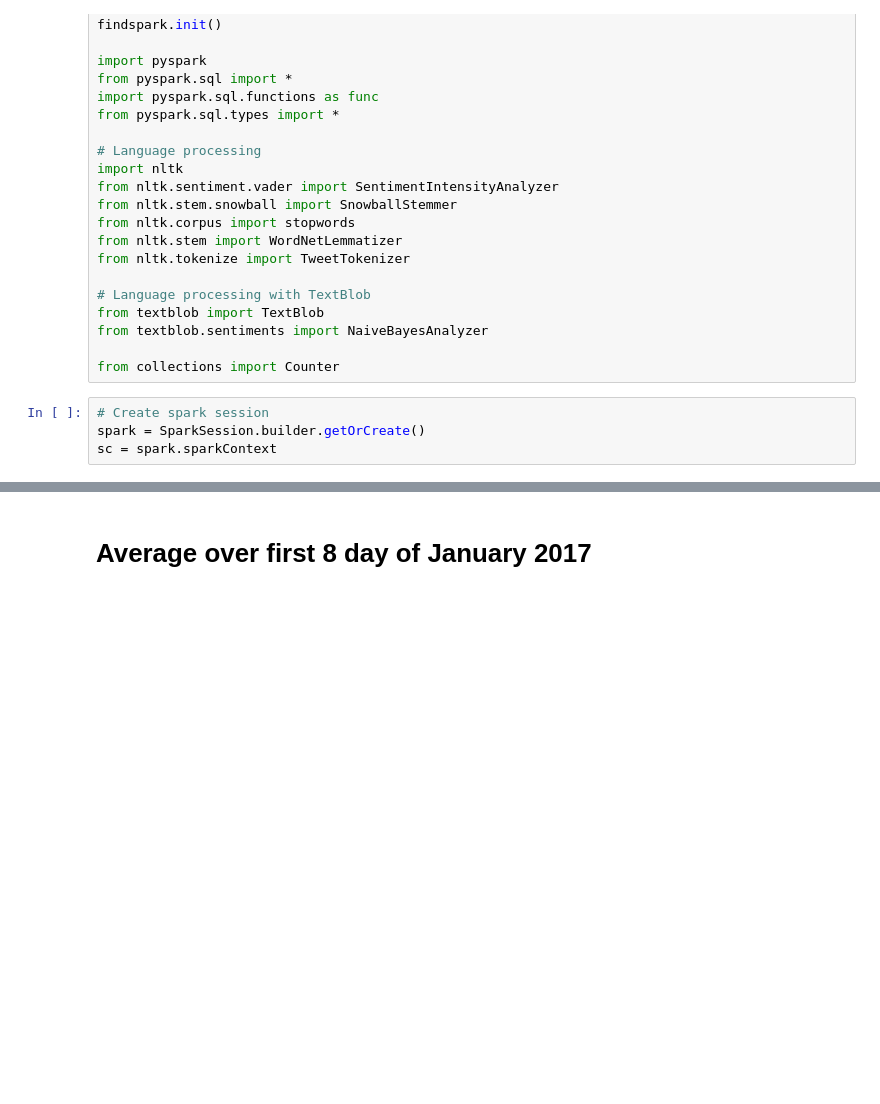
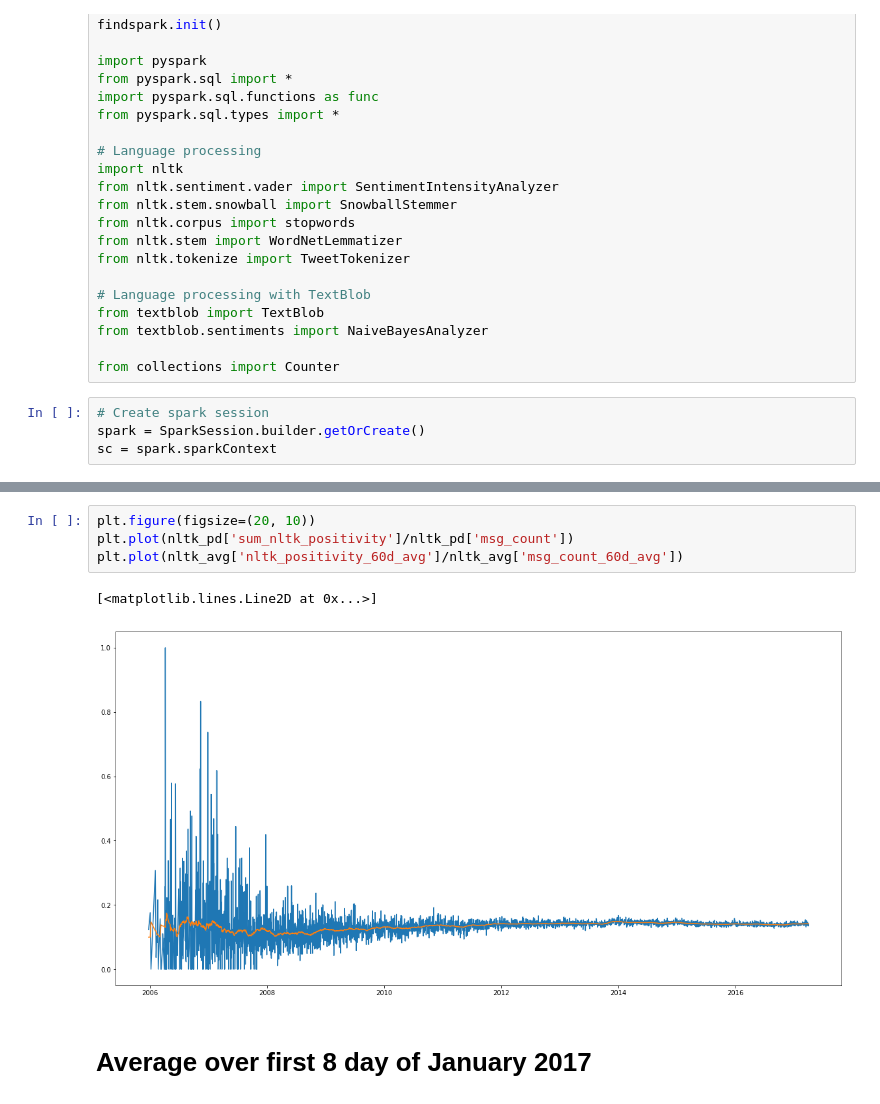
Before and after one commit to MetaHG/Reddit-opinions-polarization, a Jupyter notebook: notebooks/nlp_metrics_analysis.ipynb, the cells around one changed output, grey strips where cells are left out. Drawn from its saved outputs; the diff is of its cells as text; blank space fills up the shorter version.

```diff
--- a/notebooks/nlp_metrics_analysis.ipynb
+++ b/notebooks/nlp_metrics_analysis.ipynb
@@ -35,3 +134,10 @@ sc = spark.sparkContext
+# %%
+plt.figure(figsize=(20, 10))
+plt.plot(nltk_pd['sum_nltk_positivity']/nltk_pd['msg_count'])
+plt.plot(nltk_avg['nltk_positivity_60d_avg']/nltk_avg['msg_count_60d_avg'])
+# %% [output]
+[<matplotlib.lines.Line2D at 0x...>]
+[figure, added]
 # %% [markdown]
 # Average over first 8 day of January 2017
 # %%
```
Also changed, not shown: parts of 9 cells of this notebook, 7 other files.
